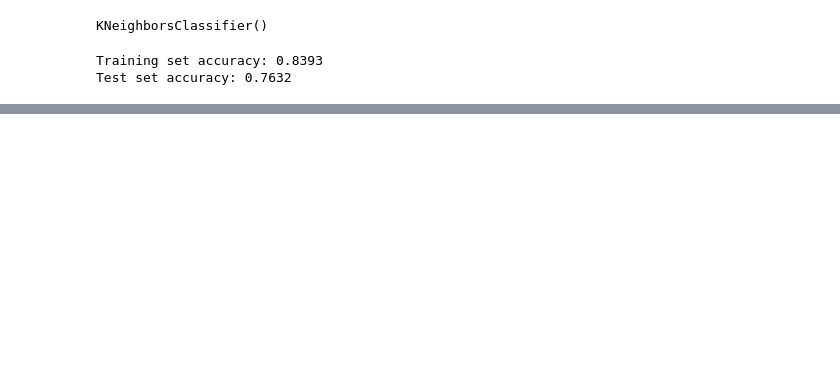
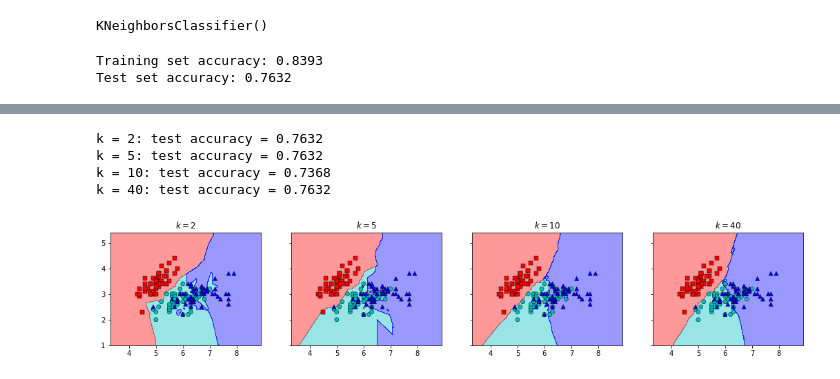
Before and after one commit to roiyeho/medium, a Jupyter notebook: knn/KNeighborsClassifier.ipynb, the cells around one changed output, grey strips where cells are left out. Saved outputs shown, nothing was run; the diff lists cells and outputs as text; code cells hidden in the pictures; blank space fills up the shorter version.

```diff
--- a/knn/KNeighborsClassifier.ipynb
+++ b/knn/KNeighborsClassifier.ipynb
@@ -65,0 +82,11 @@ array(['setosa', 'versicolor', 'virginica'], dtype='<U10')
+# %%
+from sklearn.model_selection import GridSearchCV
+
+param_grid = {
+    'n_neighbors': np.arange(1, 100)
+}
+
+grid = GridSearchCV(KNeighborsClassifier(), param_grid, cv=5, n_jobs=-1)
+grid.fit(X_train, y_train)
+
+print(grid.best_params_)
@@ -65,0 +112,19 @@ array(['setosa', 'versicolor', 'virginica'], dtype='<U10')
+# %%
+fig, axes = plt.subplots(1, 4, sharex='all', sharey='all', figsize=(18, 3))
+k_arr = [2, 5, 10, 40]
+
+for ax, k in zip(axes.flat, k_arr):
+    clf = KNeighborsClassifier(n_neighbors=k)
+    clf.fit(X_train, y_train)
+    test_score = clf.score(X_test, y_test)
+    print(f'k = {k}: test accuracy = {test_score:.4f}')
+    plot_decision_boundaries(clf, X, y, [], iris.target_names, ax, legend=False)
+    plt.title(f'$k = {k}$')
+
+plt.savefig('figures/changing_k_decision_boundaries.pdf')
+# %% [output]
+k = 2: test accuracy = 0.7632
+k = 5: test accuracy = 0.7632
+k = 10: test accuracy = 0.7368
+k = 40: test accuracy = 0.7632
+[figure, added]
```
Also changed, not shown: parts of 5 cells of this notebook, 4 other files.
